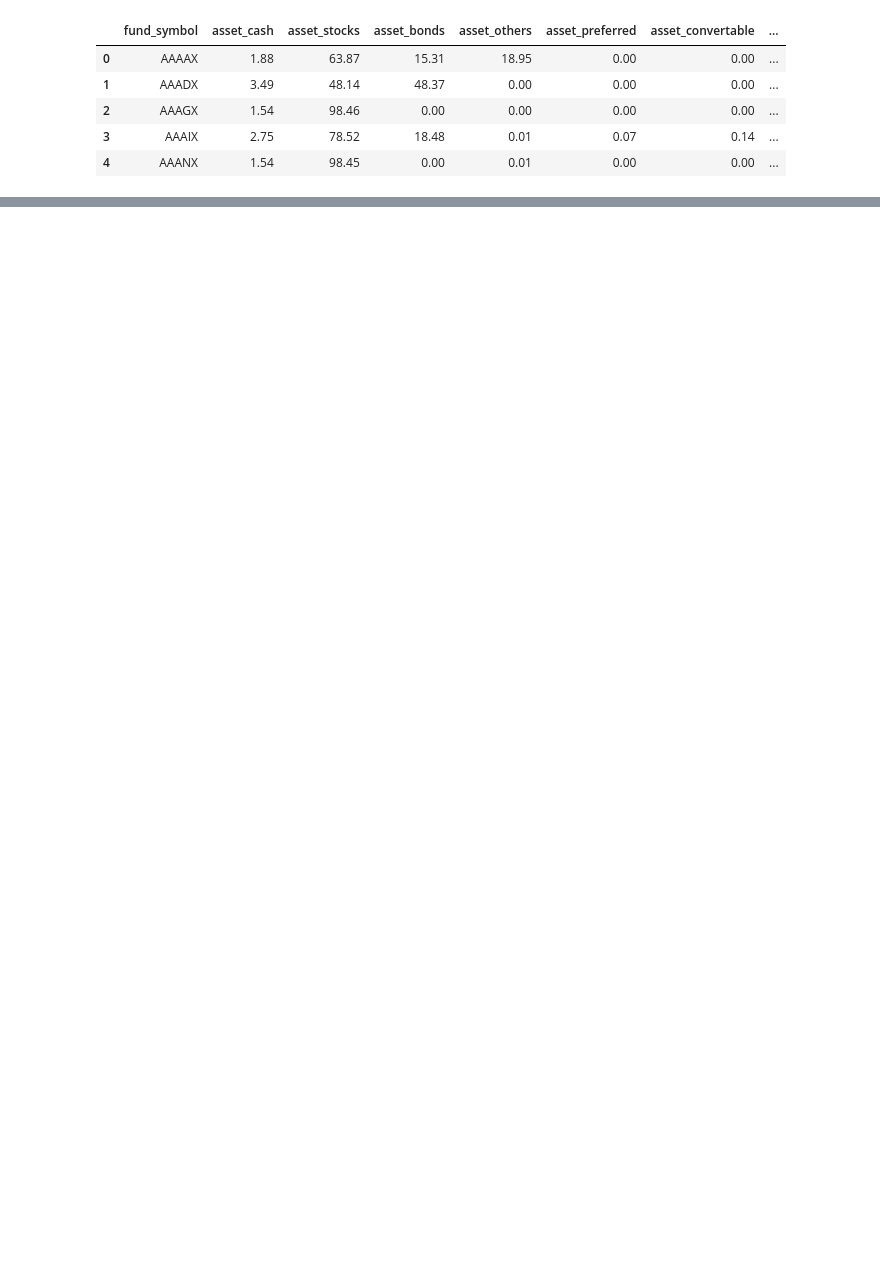
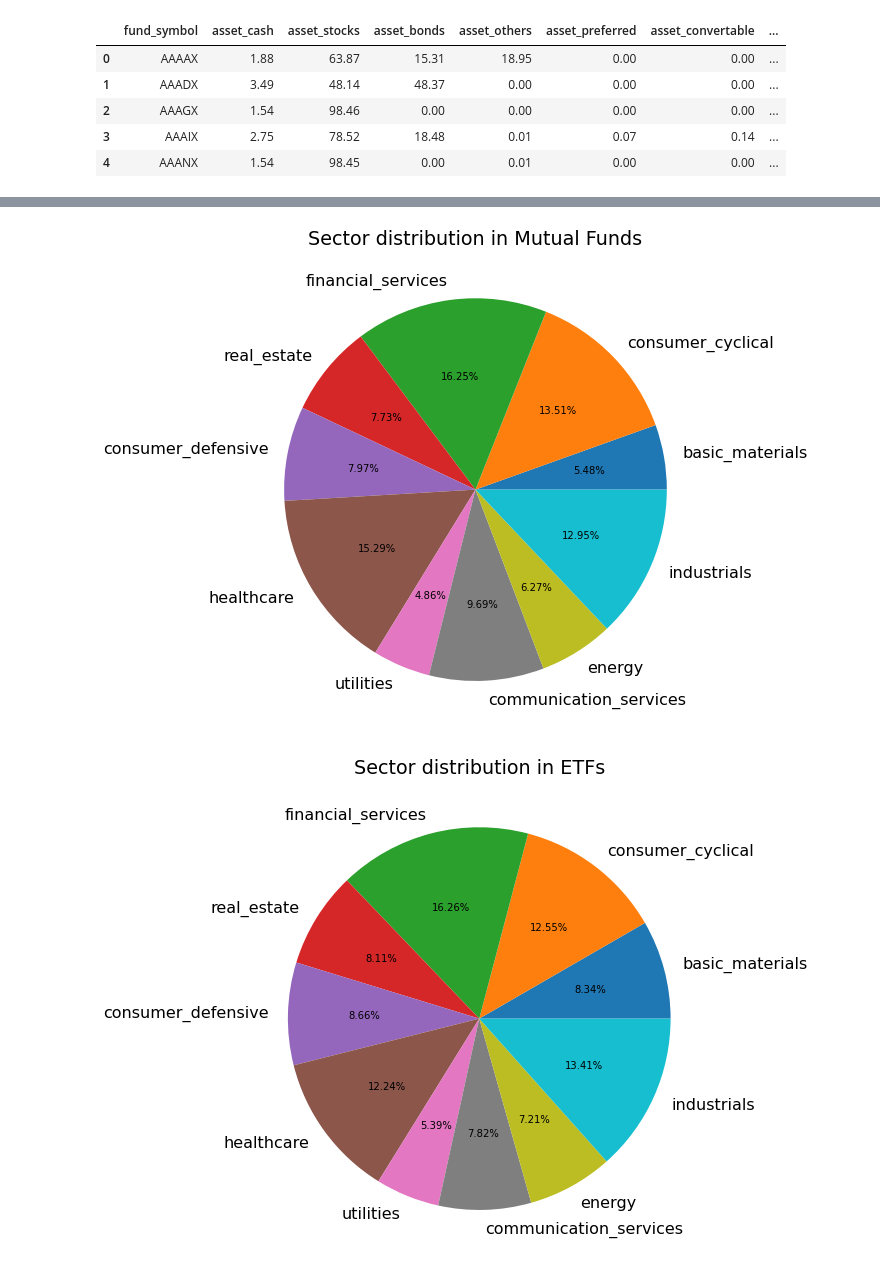
Before and after one commit to ctr48/Info2950FinalProject, a Jupyter notebook: USAnalysis.ipynb, the cells around one changed output, grey strips where cells are left out. Saved outputs shown, nothing was run; the diff lists cells and outputs as text; code cells hidden in the pictures; blank space fills up the shorter version.

```diff
--- a/USAnalysis.ipynb
+++ b/USAnalysis.ipynb
@@ -325,0 +340,11 @@ KeyError: '%'
+# %%
+# Percentage invested in each sector
+cols=[i for i in df_mf_sector.columns[1:11]]
+plt.title('Sector distribution in Mutual Funds')
+percent_comp_bar(df_mf_sector,cols,'sector_')
+print('\n')
+plt.title('Sector distribution in ETFs')
+percent_comp_bar(df_etf_sector,cols,'sector_')
+# %% [output]
+[figure, added]
+[figure, added]
```
Also changed, not shown: parts of 14 cells of this notebook.
